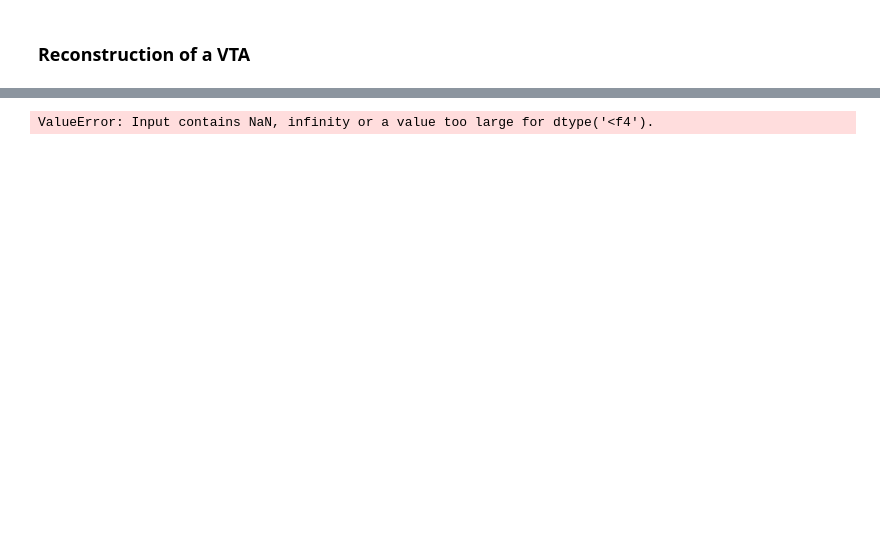
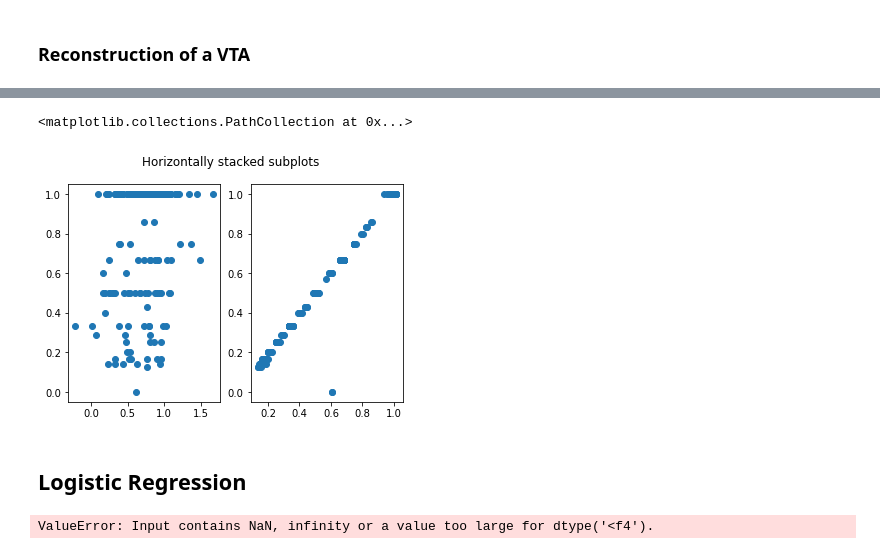
Before and after one commit to QuentinSav/probabilistic-stimulation-maps, a Jupyter notebook: Untitled.ipynb, the cells around one changed output, grey strips where cells are left out. Saved outputs shown, nothing was run; the diff lists cells and outputs as text; code cells hidden in the pictures; blank space fills up the shorter version.

```diff
--- a/Untitled.ipynb
+++ b/Untitled.ipynb
@@ -90,3 +137,22 @@ ValueError: Unknown label type: 'continuous'
+# %%
+from sklearn.linear_model import Lasso
+
+model = Lasso(alpha = 0.0001, max_iter=1e4)
+model = model.fit(X_train, np.squeeze(y_train.T))
+
+pred_test = model.predict(X_test)
+pred_train = model.predict(X_train)
+# %%
+fig, (ax1, ax2) = plt.subplots(1, 2)
+
+fig.suptitle('Horizontally stacked subplots')
+ax1.scatter(pred_test, y_test)
+ax2.scatter(pred_train, y_train)
+# %% [output]
+<matplotlib.collections.PathCollection at 0x...>
+[figure, added]
+# %% [markdown]
+## Logistic Regression
 # %%
 from sklearn.linear_model import LinearRegression
 
```
Also changed, not shown: parts of 15 cells of this notebook.
